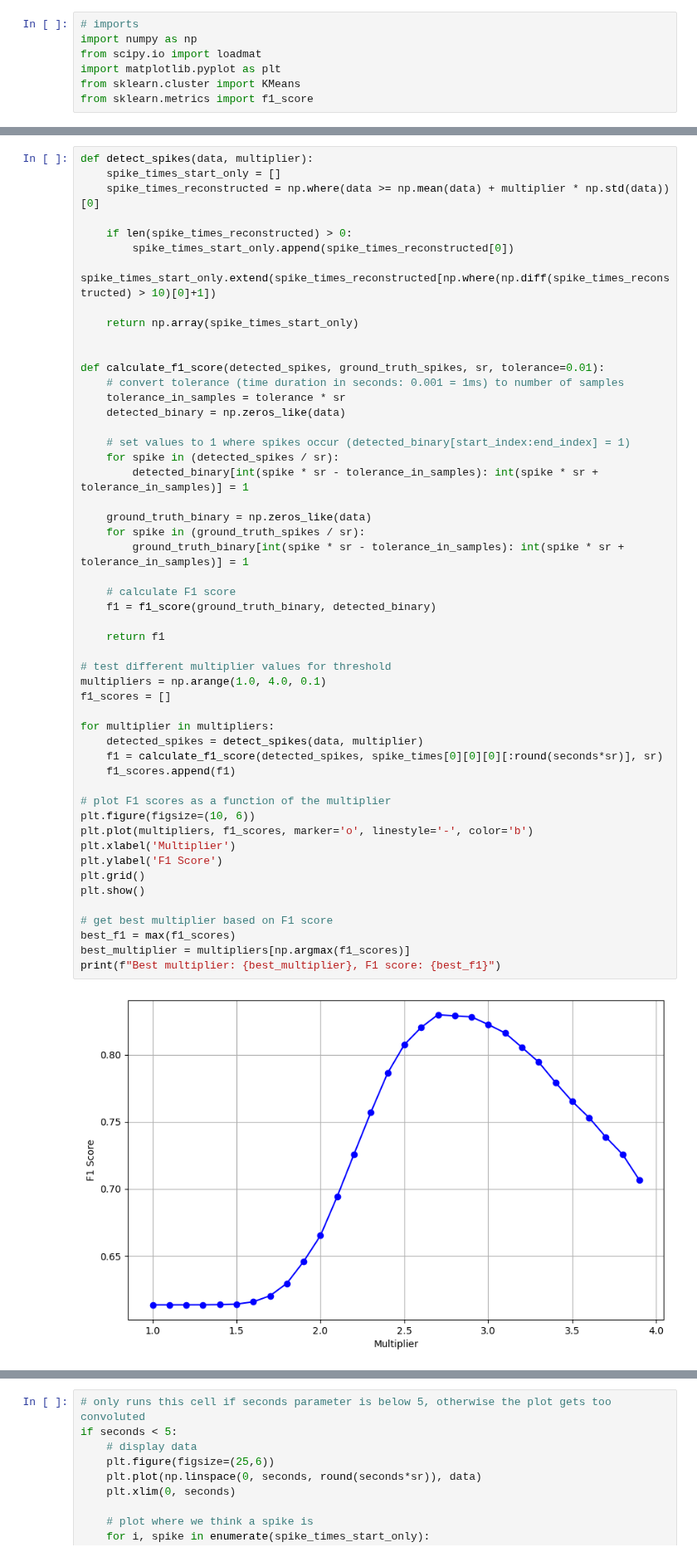
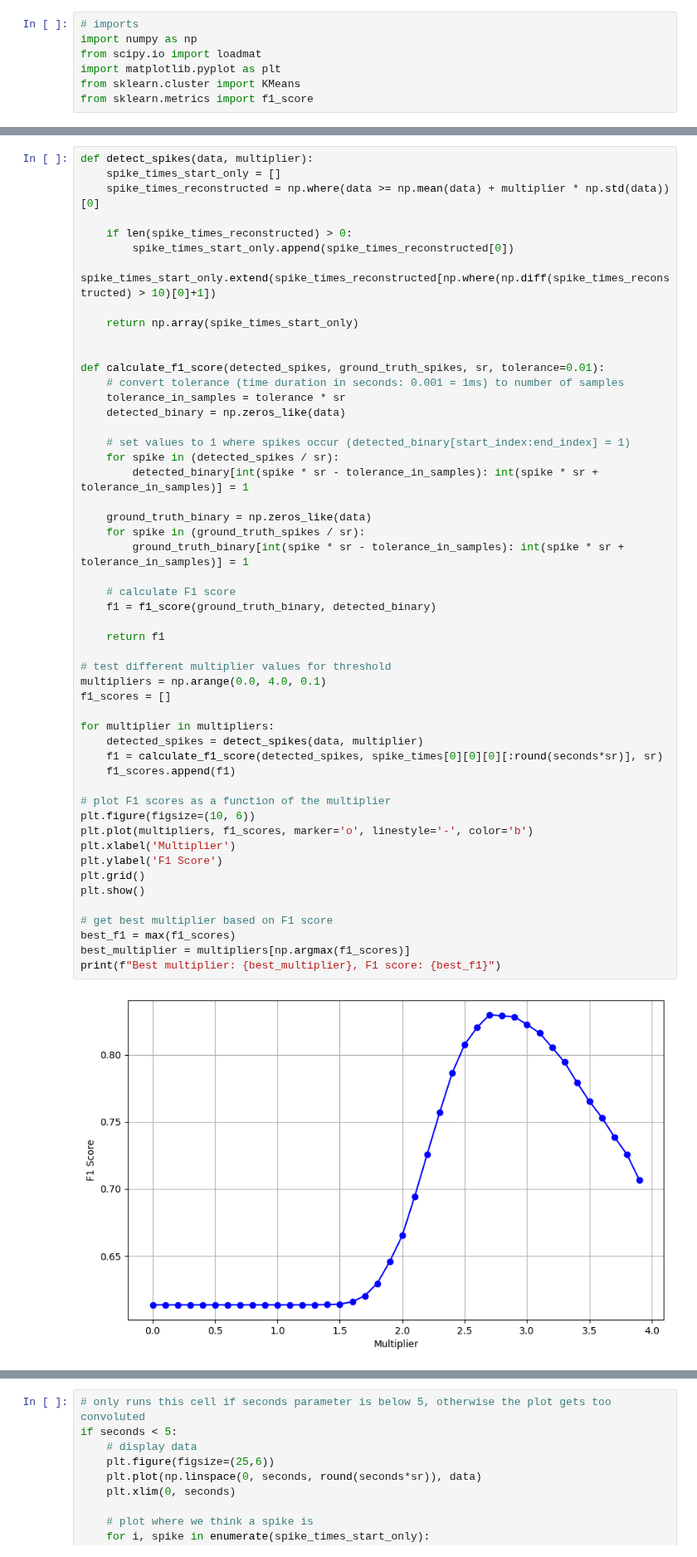
Before and after one commit to PplaysMine/unsupervisedLearning, a Jupyter notebook: main.ipynb, the cells around one changed output, grey strips where cells are left out. Shown at 83% size. Saved outputs shown, nothing was run; the diff lists cells and outputs as text.

```diff
--- a/main.ipynb
+++ b/main.ipynb
@@ -48,32 +53,32 @@ def calculate_f1_score(detected_spikes, ground_truth_spikes, sr, tolerance=0.01)
     ground_truth_binary = np.zeros_like(data)
     for spike in (ground_truth_spikes / sr):
         ground_truth_binary[int(spike * sr - tolerance_in_samples): int(spike * sr + tolerance_in_samples)] = 1
 
     # calculate F1 score
     f1 = f1_score(ground_truth_binary, detected_binary)
 
     return f1
 
 # test different multiplier values for threshold
-multipliers = np.arange(1.0, 4.0, 0.1)
+multipliers = np.arange(0.0, 4.0, 0.1)
 f1_scores = []
 
 for multiplier in multipliers:
     detected_spikes = detect_spikes(data, multiplier)
     f1 = calculate_f1_score(detected_spikes, spike_times[0][0][0][:round(seconds*sr)], sr)
     f1_scores.append(f1)
 
 # plot F1 scores as a function of the multiplier
 plt.figure(figsize=(10, 6))
 plt.plot(multipliers, f1_scores, marker='o', linestyle='-', color='b')
 plt.xlabel('Multiplier')
 plt.ylabel('F1 Score')
 plt.grid()
 plt.show()
 
 # get best multiplier based on F1 score
 best_f1 = max(f1_scores)
 best_multiplier = multipliers[np.argmax(f1_scores)]
 print(f"Best multiplier: {best_multiplier}, F1 score: {best_f1}")
 # %% [output]
-[figure, old version]
+[figure, new version]
```
Also changed, not shown: parts of 7 cells of this notebook.
